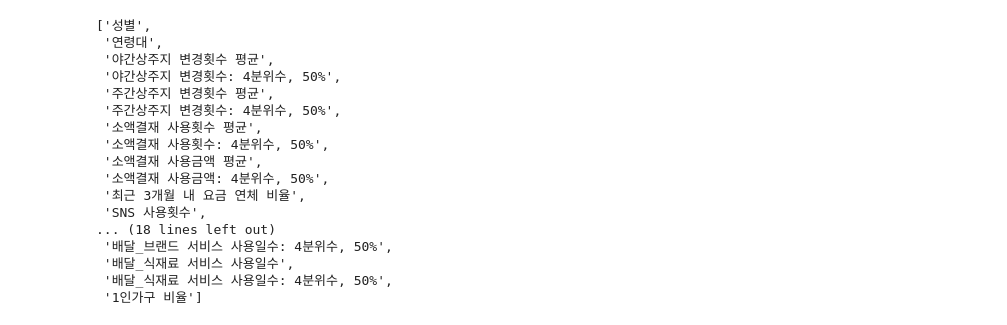
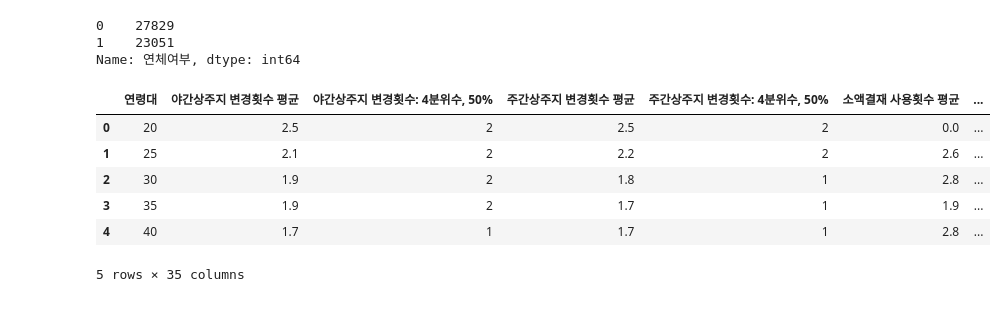
Before and after one commit to ev1025/Alternative-Credit-Scoring, a Jupyter notebook: 전처리.ipynb, the cells around one changed output. Drawn from its saved outputs; the diff is of its cells as text; code cells hidden in the pictures.

```diff
--- a/전처리.ipynb
+++ b/전처리.ipynb
@@ -58,20 +64,33 @@ data_clean
-# %%
-list(data_clean.columns)
-# %% [output]
-['성별',
- '연령대',
- '야간상주지 변경횟수 평균',
- '야간상주지 변경횟수: 4분위수, 50%',
- '주간상주지 변경횟수 평균',
- '주간상주지 변경횟수: 4분위수, 50%',
- '소액결재 사용횟수 평균',
- '소액결재 사용횟수: 4분위수, 50%',
- '소액결재 사용금액 평균',
- '소액결재 사용금액: 4분위수, 50%',
- '최근 3개월 내 요금 연체 비율',
- 'SNS 사용횟수',
-... (18 lines left out)
- '배달_브랜드 서비스 사용일수: 4분위수, 50%',
- '배달_식재료 서비스 사용일수',
- '배달_식재료 서비스 사용일수: 4분위수, 50%',
- '1인가구 비율']
+# %%
+# alter_data_clean을 복사본으로 생성
+alter_data_clean = alter_data_clean.copy()
+
+# 연체여부 데이터 부족으로 평균 이상, 평균이하에 따라 여부 판단
+alter_mean = alter_data_clean['최근 3개월 내 요금 연체 비율'].mean()
+alter_data_clean.loc[:, '최근 3개월 내 요금 연체 비율'] = alter_data_clean['최근 3개월 내 요금 연체 비율'].apply(lambda x: 1 if x > alter_mean else 0)
+
+# 컬럼 이름 변경
+alter_data_clean.rename(columns={'최근 3개월 내 요금 연체 비율': '연체여부'}, inplace=True)
+
+# 연체여부 비율 확인
+alter_data_clean['연체여부'].value_counts()
+# %% [output]
+0    27829
+1    23051
+Name: 연체여부, dtype: int64
+# %%
+# 성별 원핫 인코딩
+gender = pd.get_dummies(alter_data_clean['성별'])
+alter_data_clean = alter_data_clean.drop('성별', axis=1)
+alter_data_clean = pd.concat([alter_data_clean,gender], axis=1)
+
+alter_data_clean.rename(columns={1: '남자',2:'여자'}, inplace=True)
+alter_data_clean.head()
+# %% [output]
+|  | 연령대 | 야간상주지 변경횟수 평균 | 야간상주지 변경횟수: 4분위수, 50% | 주간상주지 변경횟수 평균 | 주간상주지 변경횟수: 4분위수, 50% | 소액결재 사용횟수 평균 | ... |
+| 0 | 20 | 2.5 | 2 | 2.5 | 2 | 0.0 | ... |
+| 1 | 25 | 2.1 | 2 | 2.2 | 2 | 2.6 | ... |
+| 2 | 30 | 1.9 | 2 | 1.8 | 1 | 2.8 | ... |
+| 3 | 35 | 1.9 | 2 | 1.7 | 1 | 1.9 | ... |
+| 4 | 40 | 1.7 | 1 | 1.7 | 1 | 2.8 | ... |
+5 rows × 35 columns
```
Also changed, not shown: parts of 15 cells of this notebook, 6 other files.
